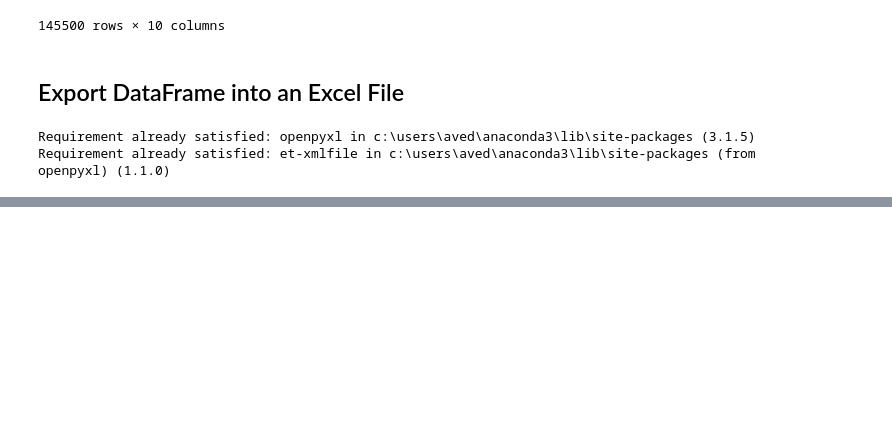
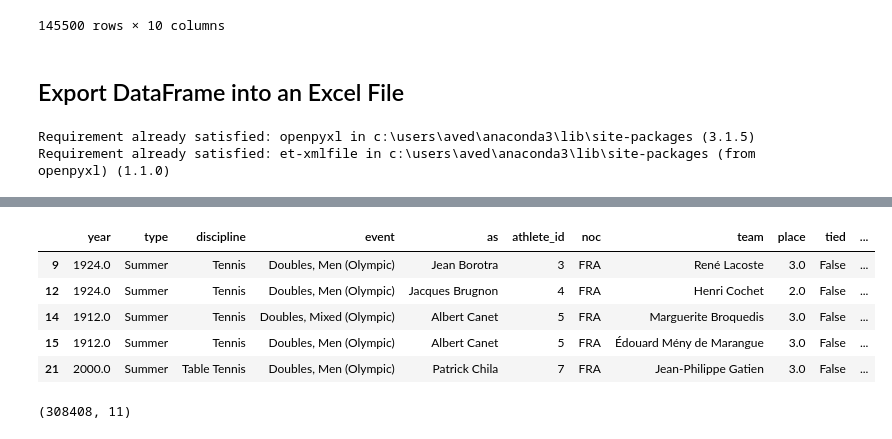
Before and after one commit to aved991/programming, a Jupyter notebook: pandas_operation.ipynb, the cells around one changed output, grey strips where cells are left out. Drawn from its saved outputs; the diff is of its cells as text; code cells hidden in the pictures; blank space fills up the shorter version.

```diff
--- a/pandas_operation.ipynb
+++ b/pandas_operation.ipynb
@@ -129,0 +203,14 @@ bios.to_excel("bios.xlsx")
+# %%
+result_medal = results[results["medal"].notna()]
+result_medal.head()
+# %% [output]
+|  | year | type | discipline | event | as | athlete_id | noc | team | place | tied | ... |
+| 9 | 1924.0 | Summer | Tennis | Doubles, Men (Olympic) | Jean Borotra | 3 | FRA | René Lacoste | 3.0 | False | ... |
+| 12 | 1924.0 | Summer | Tennis | Doubles, Men (Olympic) | Jacques Brugnon | 4 | FRA | Henri Cochet | 2.0 | False | ... |
+| 14 | 1912.0 | Summer | Tennis | Doubles, Mixed (Olympic) | Albert Canet | 5 | FRA | Marguerite Broquedis | 3.0 | False | ... |
+| 15 | 1912.0 | Summer | Tennis | Doubles, Men (Olympic) | Albert Canet | 5 | FRA | Édouard Mény de Marangue | 3.0 | False | ... |
+| 21 | 2000.0 | Summer | Table Tennis | Doubles, Men (Olympic) | Patrick Chila | 7 | FRA | Jean-Philippe Gatien | 3.0 | False | ... |
+# %%
+results.shape
+# %% [output]
+(308408, 11)
```
Also changed, not shown: parts of 9 cells of this notebook, 1 other file.
